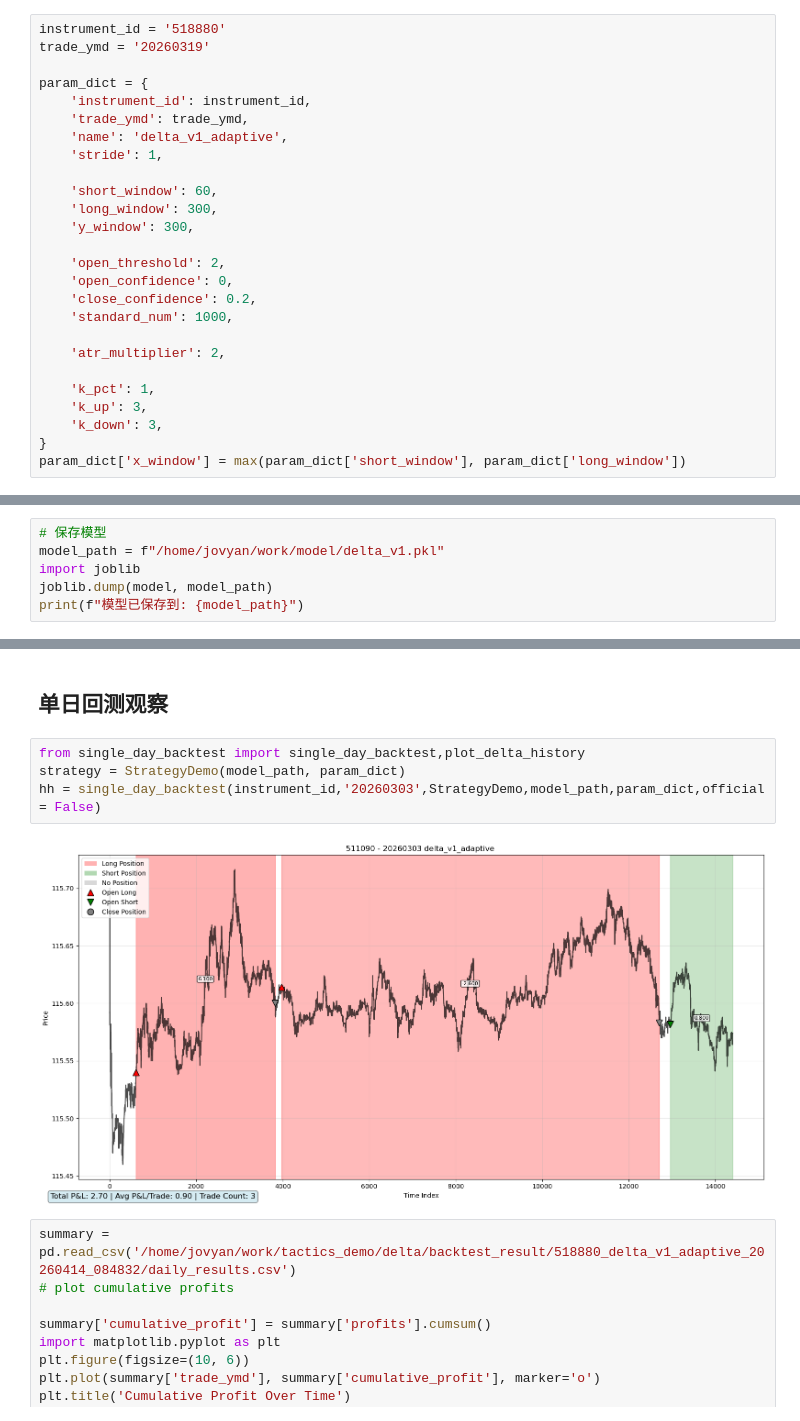
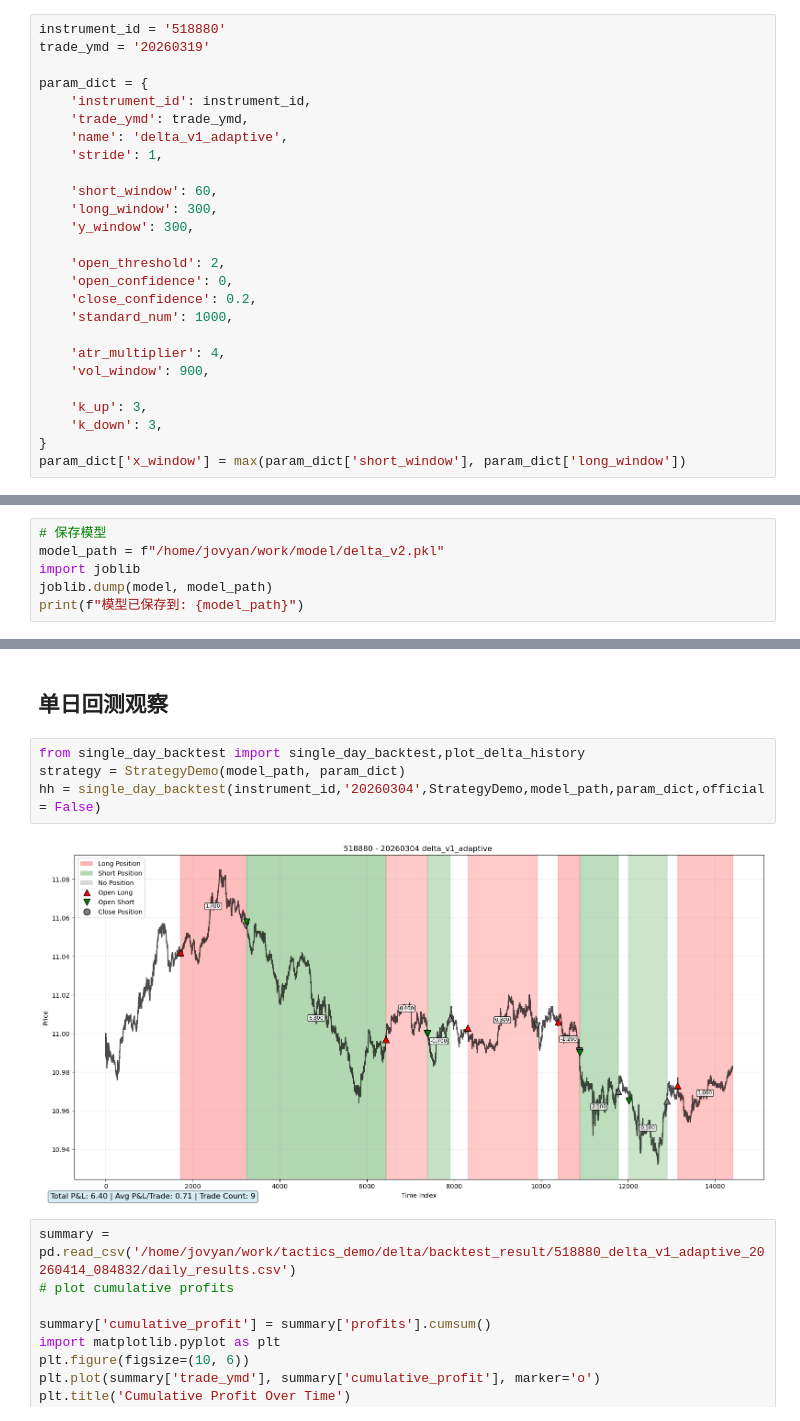
Before and after one commit to artinsophia/Quant-Intern-2026, a Jupyter notebook: delta/demo.ipynb, the cells around one changed output, grey strips where cells are left out. Saved outputs shown, nothing was run; the diff lists cells and outputs as text.

```diff
--- a/delta/demo.ipynb
+++ b/delta/demo.ipynb
@@ -43,9 +43,9 @@ param_dict = {
     'close_confidence': 0.2,
     'standard_num': 1000,
 
-    'atr_multiplier': 2,
+    'atr_multiplier': 4,
+    'vol_window': 900,
 
-    'k_pct': 1,
     'k_up': 3,
     'k_down': 3,
 }
@@ -157,7 +155,7 @@ feature_10    0.042554
 dtype: float32
 # %%
 # 保存模型
-model_path = f"/home/jovyan/work/model/delta_v1.pkl"
+model_path = f"/home/jovyan/work/model/delta_v2.pkl"
 import joblib
 joblib.dump(model, model_path)
 print(f"模型已保存到: {model_path}")
@@ -299,9 +309,9 @@ deleted = delete_backtest_results_by_instrument_date("518880", "20260414", dry_r
 # %%
 from single_day_backtest import single_day_backtest,plot_delta_history
 strategy = StrategyDemo(model_path, param_dict)
-hh = single_day_backtest(instrument_id,'20260303',StrategyDemo,model_path,param_dict,official = False)
+hh = single_day_backtest(instrument_id,'20260304',StrategyDemo,model_path,param_dict,official = False)
 # %% [output]
-[figure, old version]
+[figure, new version]
 # %%
 summary = pd.read_csv('/home/jovyan/work/tactics_demo/delta/backtest_result/518880_delta_v1_adaptive_20260414_084832/daily_results.csv')
 # plot cumulative profits
```
Also changed, not shown: parts of 11 cells of this notebook, 1 other file.
